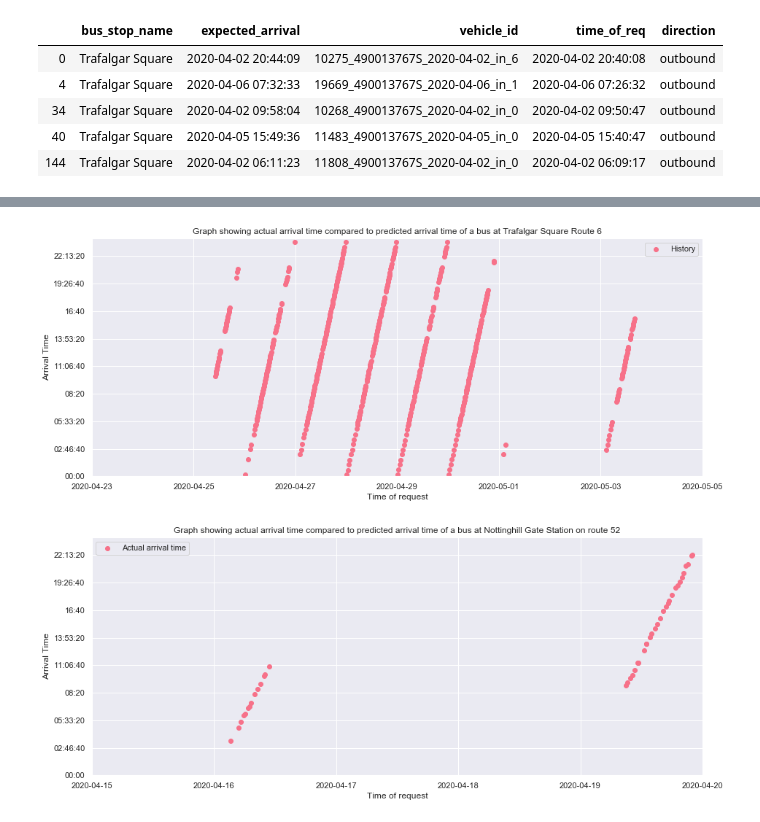
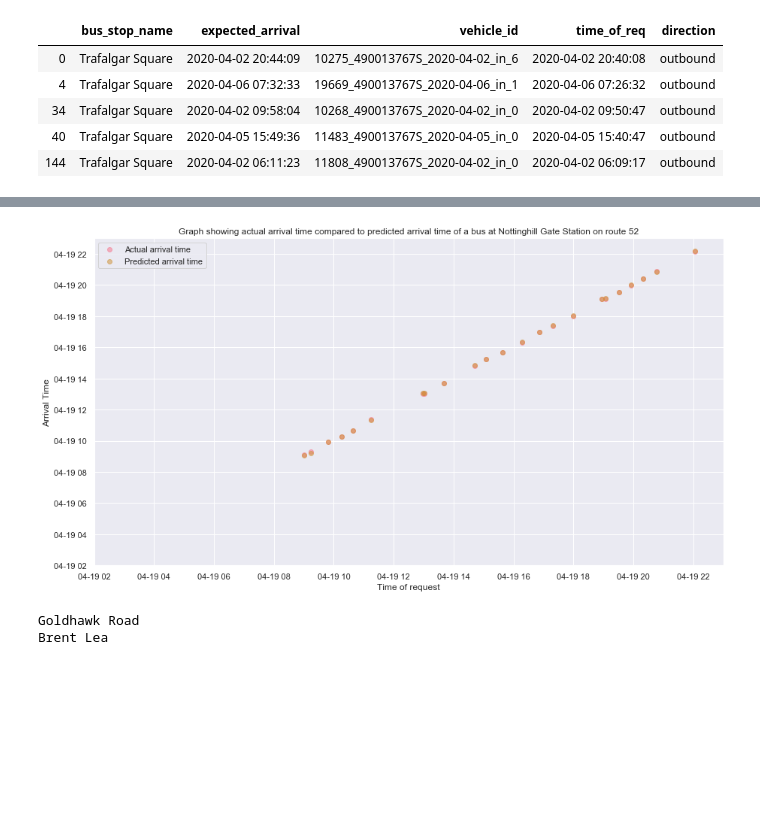
Before and after one commit to serenelc/individual-project-beng, a Jupyter notebook: historical-models.ipynb, the cells around one changed output, grey strips where cells are left out. Drawn from its saved outputs; the diff is of its cells as text; code cells hidden in the pictures; blank space fills up the shorter version.

```diff
--- a/historical-models.ipynb
+++ b/historical-models.ipynb
@@ -595,16 +611,16 @@ trafalgar_sqr.head()
 | 40 | Trafalgar Square | 2020-04-05 15:49:36 | 11483_490013767S_2020-04-05_in_0 | 2020-04-05 15:40:47 | outbound |
 | 144 | Trafalgar Square | 2020-04-02 06:11:23 | 11808_490013767S_2020-04-02_in_0 | 2020-04-02 06:09:17 | outbound |
 # %%
-preds_52_160420 = []
-accs_52_160420 = []
-req_times_52_160420 = ["2020-04-16 02:58:12", "2020-04-16 03:16:27", "2020-04-16 03:59:55", "2020-04-16 04:51:36", "2020-04-16 05:11:55","2020-04-16 05:52:43", "2020-04-16 06:07:01", "2020-04-16 06:43:22", "2020-04-16 06:59:11", "2020-04-16 07:17:02", "2020-04-16 08:00:22", "2020-04-16 08:33:18", "2020-04-16 09:10:54", "2020-04-16 09:48:37", "2020-04-16 10:02:43", "2020-04-16 10:49:21"]
-req_timesx_52_160420 = []
+preds_6_010520 = []
+accs_6_010520 = []
+req_times_6_010520 = ["2020-05-01 02:58:12", "2020-05-01 03:16:27", "2020-05-01 03:59:55", "2020-05-01 04:51:36", "2020-05-01 05:11:55","2020-05-01 05:52:43", "2020-05-01 06:07:01", "2020-05-01 06:43:22", "2020-05-01 06:59:11", "2020-05-01 07:17:02", "2020-05-01 08:00:22", "2020-05-01 08:33:18", "2020-05-01 09:10:54", "2020-05-01 09:48:37", "2020-05-01 10:02:43", "2020-05-01 10:49:21"]
+req_timesx_6_010520 = []
 
 for req_time in req_times_52_160420:
-    p, a = pred_eval_arrival_times(req_time, all_souls_avn, ntg_stn, all_souls_avn_id, ntg_stn_id)
+    p, a = pred_eval_arrival_times(req_time, warwick_avn, trafalgar_sqr, warwick_avn_id, trafalgar_sqr_id)
     if a == 0:
         continue
-    req_timesx_52_160420.append(req_time)
-    preds_52_160420.append(p)
-    accs_52_160420.append(a)
+    req_timesx_6_010520.append(req_time)
+    preds_6_010520.append(p)
+    accs_6_010520.append(a)
 # %% [output]
@@ -628,38 +644,30 @@ Predicted arrival time is 2020-04-16 11:00:03.130000
-# %%
-trafalgar_history = []
-for i, item in trafalgar_sqr.iterrows():
-    eta = convert_time_to_datetime(item.get('expected_arrival'))
-    trafalgar_history.append(eta)
-
-dates = [x.date() for x in trafalgar_history]
-times = [x.time() for x in trafalgar_history]
-
-fig, ax = plt.subplots(figsize=(15,6))
-ax.scatter(trafalgar_history, times, label="History")
-ax.set_ylim([dt.time(0), dt.time(23,59,59)])
-ax.set_xlim([dt.datetime(2020, 4, 23), dt.datetime(2020, 5, 5)])
-ax.set_xlabel("Time of request")
-ax.set_ylabel("Arrival Time")
-ax.set_title("Graph showing actual arrival time compared to predicted arrival time of a bus at Trafalgar Square Route 6")
-ax.legend()
-plt.show()
-# %% [output]
-[figure, removed]
 # %%
-# Take away the date and give it an arbitrary date.
-aggr_times = actual_52_160420 + actual_52_190420
-aggr_times = [x.time() for x in aggr_times]
+from sklearn.metrics import mean_squared_error
 
-aggr_reqs = times_52_160420 + times_52_190420
+actual_6_010520 = [convert_time_to_datetime(a) for a in accs_6_010520]
+times_6_010520 = [convert_time_to_datetime(t) for t in req_timesx_6_010520]
 
-fig, ax = plt.subplots(figsize=(15,6))
-ax.scatter(aggr_reqs, aggr_times, label="Actual arrival time")
-ax.set_ylim([dt.time(0), dt.time(23,59,59)])
-ax.set_xlim([dt.datetime(2020, 4, 15), dt.datetime(2020, 4, 20)])
+# mse = mean_squared_error(actual_52_160420, preds_52_160420)
+# print("Mean Squared Error: ", mse)
+
+actual_52_190420 = [convert_time_to_datetime(a) for a in accs_52_190420]
+times_52_190420 = [convert_time_to_datetime(t) for t in req_timesx_52_190420]
+
+fig, ax = plt.subplots(figsize=(15,8))
+ax.scatter(times_52_190420, actual_52_190420, label="Actual arrival time", alpha=0.5)
+ax.scatter(times_52_190420, preds_52_190420, label="Predicted arrival time", alpha=0.5)
 ax.set_xlabel("Time of request")
 ax.set_ylabel("Arrival Time")
+ax.set_ylim([dt.datetime(2020, 4, 19, 2), dt.datetime(2020, 4, 19, 22, 59, 59)])
+ax.set_xlim([dt.datetime(2020, 4, 19, 2), dt.datetime(2020, 4, 19, 22, 59, 59)])
 ax.set_title("Graph showing actual arrival time compared to predicted arrival time of a bus at Nottinghill Gate Station on route 52")
 ax.legend()
 plt.show()
 # %% [output]
-[figure, old version]
+[figure, new version]
+# %%
+print(stops_in_sequence_outbound["267"][5])
+print(stops_in_sequence_outbound["267"][20])
+# %% [output]
+Goldhawk Road
+Brent Lea
```
Also changed, not shown: parts of 8 cells of this notebook, 56 other files.
